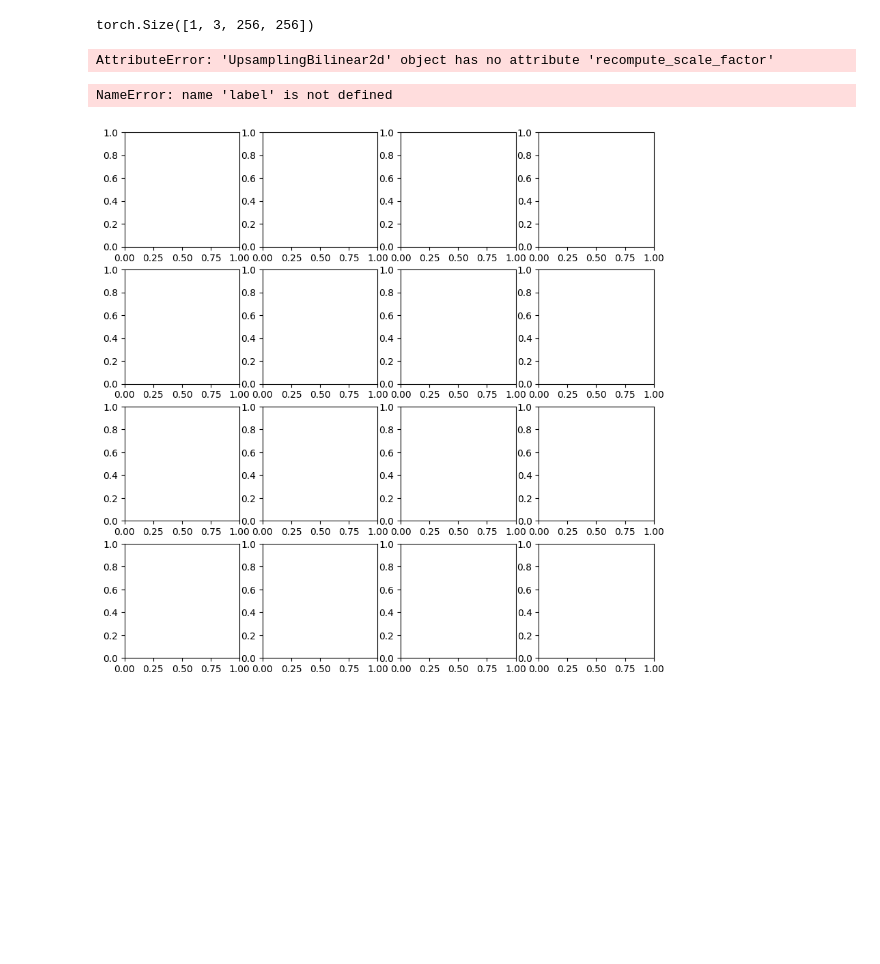
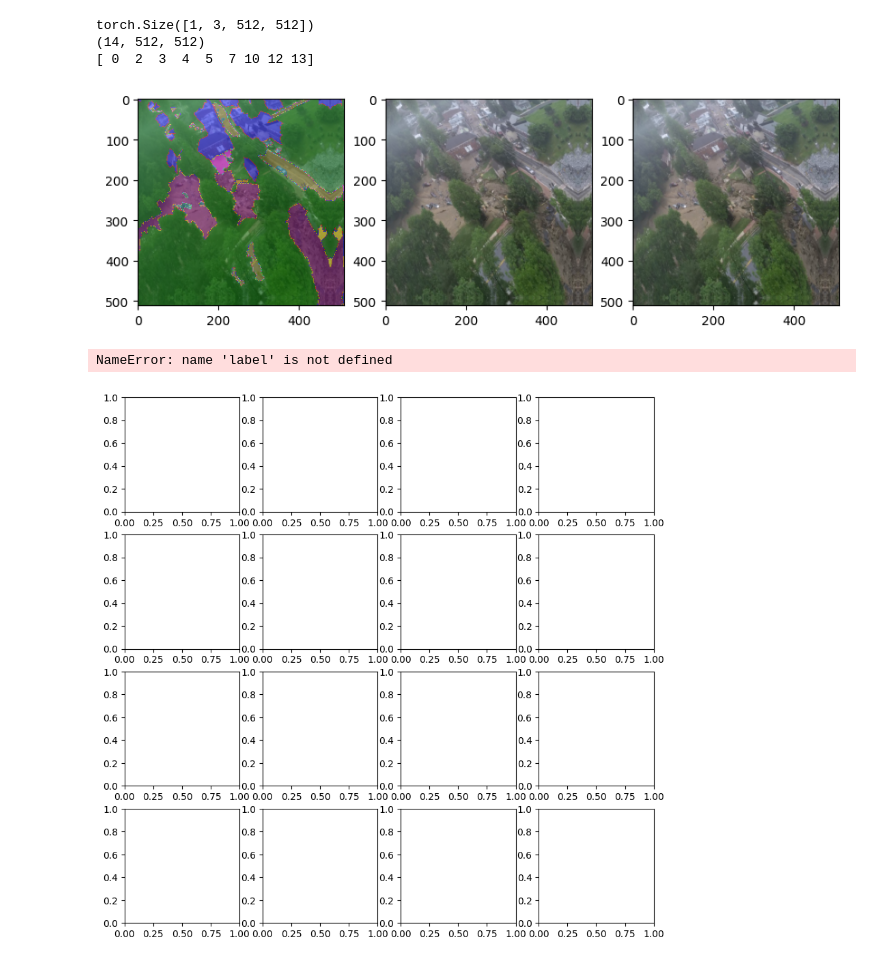
Before and after one commit to SunJacques/LPCVC-2023, a Jupyter notebook: train_test.ipynb, the cells around one changed output. Drawn from its saved outputs; the diff is of its cells as text; code cells hidden in the pictures; blank space fills up the shorter version.

Commit message:
image

```diff
--- a/train_test.ipynb
+++ b/train_test.ipynb
@@ -20,9 +20,10 @@ import albumentations as A
 from sample_solution.evaluation.accuracy import AccuracyTracker
 from matplotlib.colors import ListedColormap
 import segmentation_models_pytorch as smp
+from torchinfo import summary
 
 
-IMG_SIZE = 256
+IMG_SIZE = 512
 
 mean = [0.4607, 0.4558, 0.4192]
 std = [0.1855, 0.1707, 0.1769]
@@ -37,10 +42,24 @@ model = torch.load('/home/infres/nvernier-22/project/LPCVC-2023/src/model/effnet
 
 aug_data = A.Compose([
         A.Resize(width=IMG_SIZE, height=IMG_SIZE, interpolation=cv2.INTER_NEAREST),
-    ])
+        A.HorizontalFlip(p=1.0),
+        A.VerticalFlip(p=1.0),
+        A.Rotate(limit=[60, 240], p=1.0, interpolation=cv2.INTER_NEAREST),
+        A.RandomBrightnessContrast(brightness_limit=[-0.2, 0.2], contrast_limit=0.2, p=0.2),
+        A.GridDistortion(p=0.5),
+        A.RandomSizedCrop(min_max_height=(IMG_SIZE-50, IMG_SIZE), height=IMG_SIZE, width=IMG_SIZE, p=0.5),
 
-
-train_dataset = LPCVCDataset(datapath='/home/infres/nvernier-22/project/LPCVC-2023/dataset/',transform=aug_data, n_class=14, train=True)
+        # A.OneOf([
+        #     A.CLAHE (clip_limit=2.0, tile_grid_size=(2, 2), p=0.5),
+        #     A.GridDistortion(p=0.2),
+        #     A.OpticalDistortion(distort_limit=0.4, shift_limit=0.3, interpolation=cv2.INTER_NEAREST, p=0.4),
+        # ], p=1.0),
+    ], p=1.0)
+train_dataset = LPCVCDataset(
+        datapath='/home/infres/nvernier-22/project/LPCVC-2023/dataset/',
+        transform=aug_data,
+        train=True
+    )
 train_loader = torch.utils.data.DataLoader(
     dataset=train_dataset,
     batch_size=16,
@@ -65,39 +79,41 @@ Compile with `TORCH_USE_CUDA_DSA` to enable device-side assertions.
 # %%
-img, label = train_dataset[7]
+img, label = train_dataset[29]
 
 data = torch.tensor(np.expand_dims(img, axis=0)).to('cuda:0')
 print(data.shape)
-outputs=model(data)
+#outputs=model(data)
 
 print(label.shape)
 
 labels = label.reshape(1, 14, IMG_SIZE, IMG_SIZE)
 labels = torch.tensor(labels).to('cuda:0')
-outputs = torch.tensor(outputs).to('cuda:0')
+#outputs = torch.tensor(outputs).to('cuda:0')
 labels = labels.reshape((1, 14,  IMG_SIZE, IMG_SIZE))
 
 labels = labels.cpu().data.max(1)[1].numpy()
-outputs = outputs.cpu().data.max(1)[1].numpy()
+#outputs = outputs.cpu().data.max(1)[1].numpy()
 labels.astype(np.uint8)
-outputs.astype(np.uint8)
+#outputs.astype(np.uint8)
 labels = np.squeeze(labels, axis=0)
-outputs = np.squeeze(outputs, axis=0)
+#outputs = np.squeeze(outputs, axis=0)
 
 fig, axes = plt.subplots(1, 3, figsize=(10, 5))
 
 # Affichage de la première image
 axes[0].imshow(np.transpose(img, (1, 2, 0)))
 axes[0].imshow(labels, vmin=0, vmax=13, cmap=cmap, alpha=0.4)
 
 axes[1].imshow(np.transpose(img, (1, 2, 0)))
-axes[1].imshow(outputs, vmin=0, vmax=13, cmap=cmap, alpha=0.4)
+#axes[1].imshow(outputs, vmin=0, vmax=13, cmap=cmap, alpha=0.4)
 
 axes[2].imshow(np.transpose(img, (1, 2, 0)))
 
 print(np.unique(labels))
 # %% [output]
-torch.Size([1, 3, 256, 256])
+torch.Size([1, 3, 512, 512])
+(14, 512, 512)
+[ 0  2  3  4  5  7 10 12 13]
-AttributeError: 'UpsamplingBilinear2d' object has no attribute 'recompute_scale_factor'
+[figure, added]
 # %%
 fig, axes = plt.subplots(nrows=4, ncols=4, figsize=(10, 10))
 
```
Also changed, not shown: parts of 4 cells of this notebook, 3 other files.
